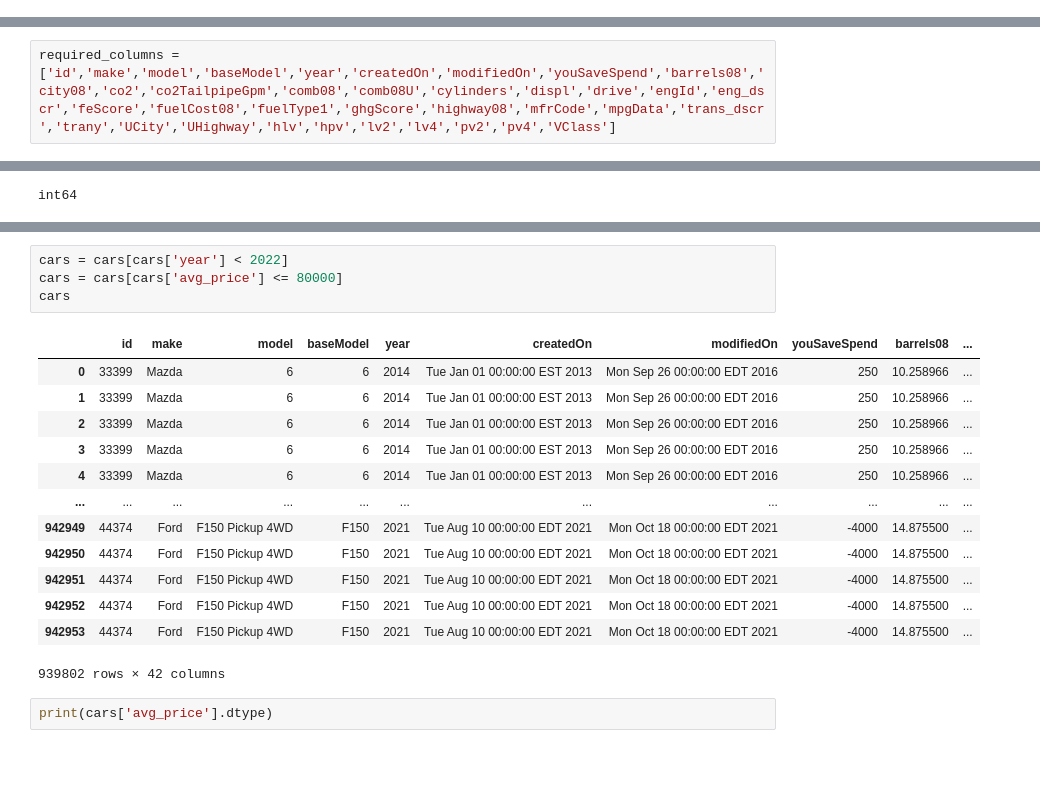
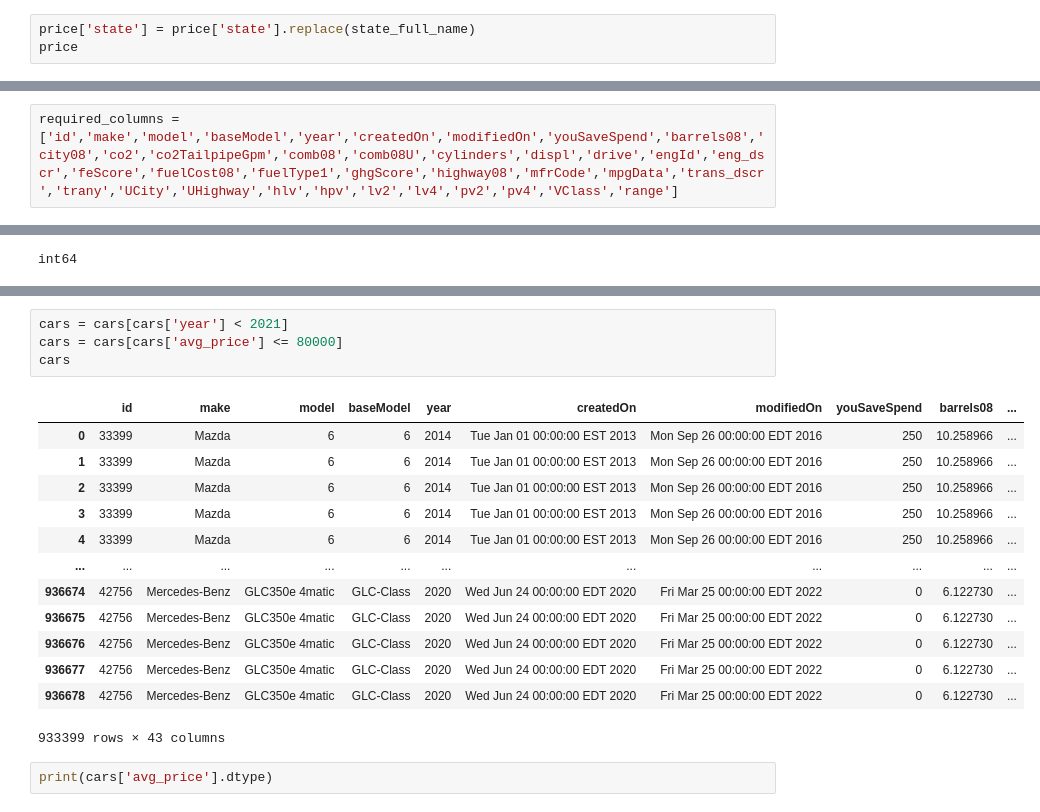
Before and after one commit to Berat-rex/Cars_Capstone, a Jupyter notebook: notebook/capstone_notebook.ipynb, the cells around one changed output, grey strips where cells are left out. Cells and saved outputs as stored; diff of their text form; blank space fills up the shorter version.

```diff
--- a/notebook/capstone_notebook.ipynb
+++ b/notebook/capstone_notebook.ipynb
@@ -181,0 +244,3 @@ See the caveats in the documentation: https://pandas.pydata.org/pandas-docs/stab
+# %%
+price['state'] = price['state'].replace(state_full_name)
+price
@@ -350,7 +450,7 @@ Index(['barrels08', 'barrelsA08', 'charge120', 'charge240', 'city08',
        'phevComb'],
       dtype='object')
 # %%
-required_columns = ['id','make','model','baseModel','year','createdOn','modifiedOn','youSaveSpend','barrels08','city08','co2','co2TailpipeGpm','comb08','comb08U','cylinders','displ','drive','engId','eng_dscr','feScore','fuelCost08','fuelType1','ghgScore','highway08','mfrCode','mpgData','trans_dscr','trany','UCity','UHighway','hlv','hpv','lv2','lv4','pv2','pv4','VClass']
+required_columns = ['id','make','model','baseModel','year','createdOn','modifiedOn','youSaveSpend','barrels08','city08','co2','co2TailpipeGpm','comb08','comb08U','cylinders','displ','drive','engId','eng_dscr','feScore','fuelCost08','fuelType1','ghgScore','highway08','mfrCode','mpgData','trans_dscr','trany','UCity','UHighway','hlv','hpv','lv2','lv4','pv2','pv4','VClass','range']
 # %%
 vehicles = vehicles[required_columns]
 # %%
@@ -723,21 +823,21 @@ cars
 # %%
-cars = cars[cars['year'] < 2022]
+cars = cars[cars['year'] < 2021]
 cars = cars[cars['avg_price'] <= 80000]
 cars
 # %% [output]
 |  | id | make | model | baseModel | year | createdOn | modifiedOn | youSaveSpend | barrels08 | ... |
 | 0 | 33399 | Mazda | 6 | 6 | 2014 | Tue Jan 01 00:00:00 EST 2013 | Mon Sep 26 00:00:00 EDT 2016 | 250 | 10.258966 | ... |
 | 1 | 33399 | Mazda | 6 | 6 | 2014 | Tue Jan 01 00:00:00 EST 2013 | Mon Sep 26 00:00:00 EDT 2016 | 250 | 10.258966 | ... |
 | 2 | 33399 | Mazda | 6 | 6 | 2014 | Tue Jan 01 00:00:00 EST 2013 | Mon Sep 26 00:00:00 EDT 2016 | 250 | 10.258966 | ... |
 | 3 | 33399 | Mazda | 6 | 6 | 2014 | Tue Jan 01 00:00:00 EST 2013 | Mon Sep 26 00:00:00 EDT 2016 | 250 | 10.258966 | ... |
 | 4 | 33399 | Mazda | 6 | 6 | 2014 | Tue Jan 01 00:00:00 EST 2013 | Mon Sep 26 00:00:00 EDT 2016 | 250 | 10.258966 | ... |
 | ... | ... | ... | ... | ... | ... | ... | ... | ... | ... | ... |
-| 942949 | 44374 | Ford | F150 Pickup 4WD | F150 | 2021 | Tue Aug 10 00:00:00 EDT 2021 | Mon Oct 18 00:00:00 EDT 2021 | -4000 | 14.875500 | ... |
-| 942950 | 44374 | Ford | F150 Pickup 4WD | F150 | 2021 | Tue Aug 10 00:00:00 EDT 2021 | Mon Oct 18 00:00:00 EDT 2021 | -4000 | 14.875500 | ... |
-| 942951 | 44374 | Ford | F150 Pickup 4WD | F150 | 2021 | Tue Aug 10 00:00:00 EDT 2021 | Mon Oct 18 00:00:00 EDT 2021 | -4000 | 14.875500 | ... |
-| 942952 | 44374 | Ford | F150 Pickup 4WD | F150 | 2021 | Tue Aug 10 00:00:00 EDT 2021 | Mon Oct 18 00:00:00 EDT 2021 | -4000 | 14.875500 | ... |
-| 942953 | 44374 | Ford | F150 Pickup 4WD | F150 | 2021 | Tue Aug 10 00:00:00 EDT 2021 | Mon Oct 18 00:00:00 EDT 2021 | -4000 | 14.875500 | ... |
+| 936674 | 42756 | Mercedes-Benz | GLC350e 4matic | GLC-Class | 2020 | Wed Jun 24 00:00:00 EDT 2020 | Fri Mar 25 00:00:00 EDT 2022 | 0 | 6.122730 | ... |
+| 936675 | 42756 | Mercedes-Benz | GLC350e 4matic | GLC-Class | 2020 | Wed Jun 24 00:00:00 EDT 2020 | Fri Mar 25 00:00:00 EDT 2022 | 0 | 6.122730 | ... |
+| 936676 | 42756 | Mercedes-Benz | GLC350e 4matic | GLC-Class | 2020 | Wed Jun 24 00:00:00 EDT 2020 | Fri Mar 25 00:00:00 EDT 2022 | 0 | 6.122730 | ... |
+| 936677 | 42756 | Mercedes-Benz | GLC350e 4matic | GLC-Class | 2020 | Wed Jun 24 00:00:00 EDT 2020 | Fri Mar 25 00:00:00 EDT 2022 | 0 | 6.122730 | ... |
+| 936678 | 42756 | Mercedes-Benz | GLC350e 4matic | GLC-Class | 2020 | Wed Jun 24 00:00:00 EDT 2020 | Fri Mar 25 00:00:00 EDT 2022 | 0 | 6.122730 | ... |
-939802 rows × 42 columns
+933399 rows × 43 columns
 # %%
 print(cars['avg_price'].dtype)
 # %% [output]
```
Also changed, not shown: parts of 22 cells of this notebook.
